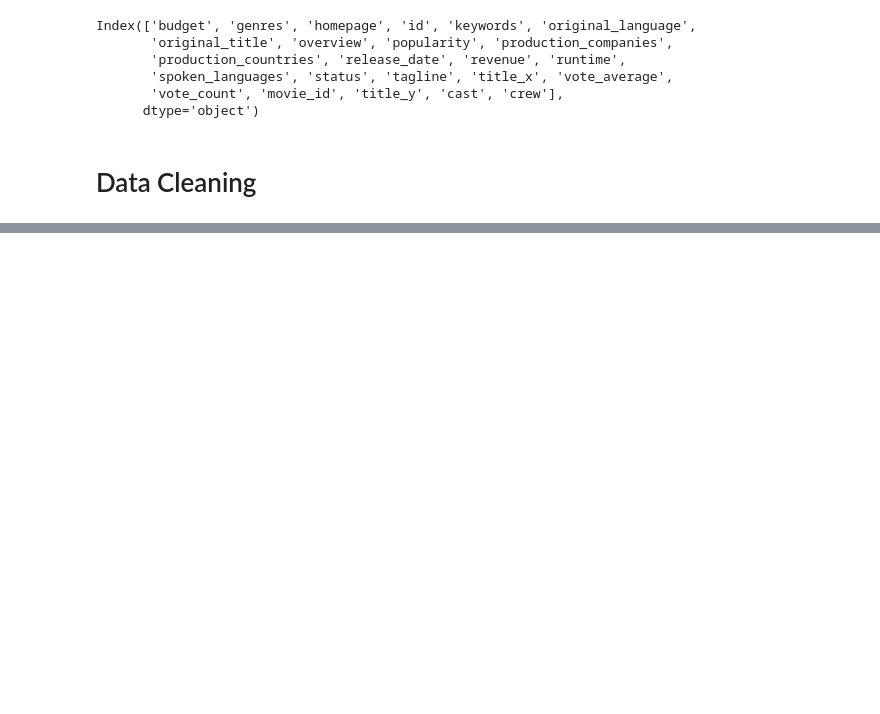
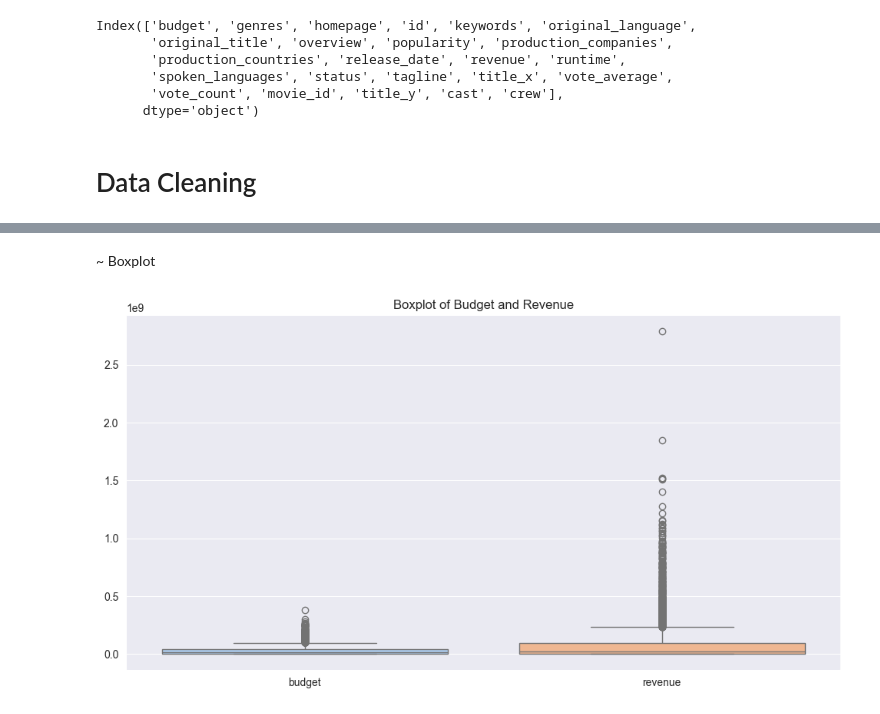
Before and after one commit to samahosseini/tmdb_5000_movies, a Jupyter notebook: src/main.ipynb, the cells around one changed output, grey strips where cells are left out. Cells and saved outputs as stored; diff of their text form; code cells hidden in the pictures; blank space fills up the shorter version.

```diff
--- a/src/main.ipynb
+++ b/src/main.ipynb
@@ -131,0 +243,9 @@ df.loc[:, 'has_homepage'] = df['homepage'].apply(lambda x: has_http(x))
+# %% [markdown]
+~ Boxplot
+# %%
+plt.figure(figsize=(12, 6))
+sns.boxplot(data=df[['budget', 'revenue']], palette='pastel')
+plt.title('Boxplot of Budget and Revenue')
+plt.show()
+# %% [output]
+[figure, added]
```
Also changed, not shown: parts of 65 cells of this notebook.
